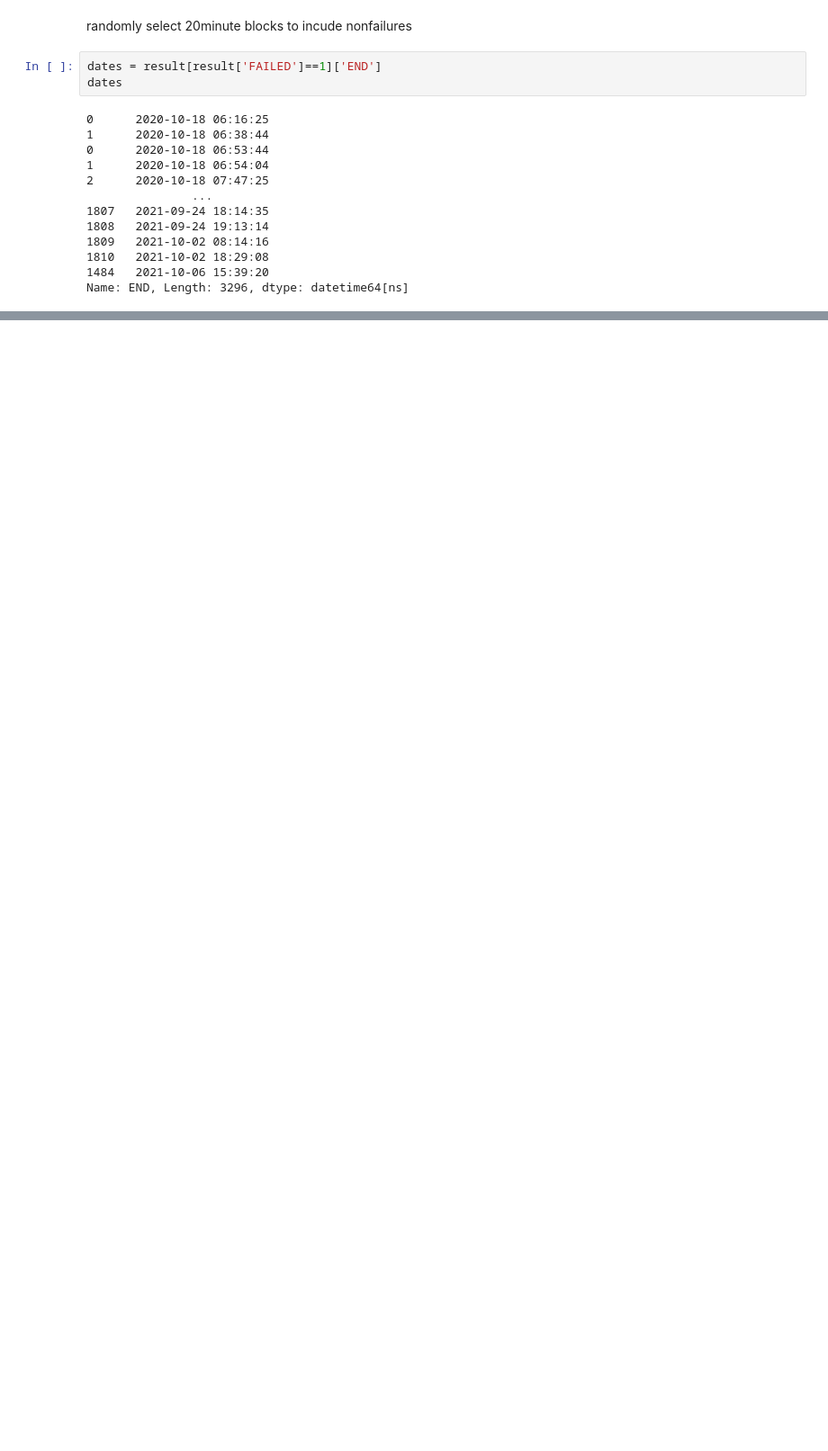
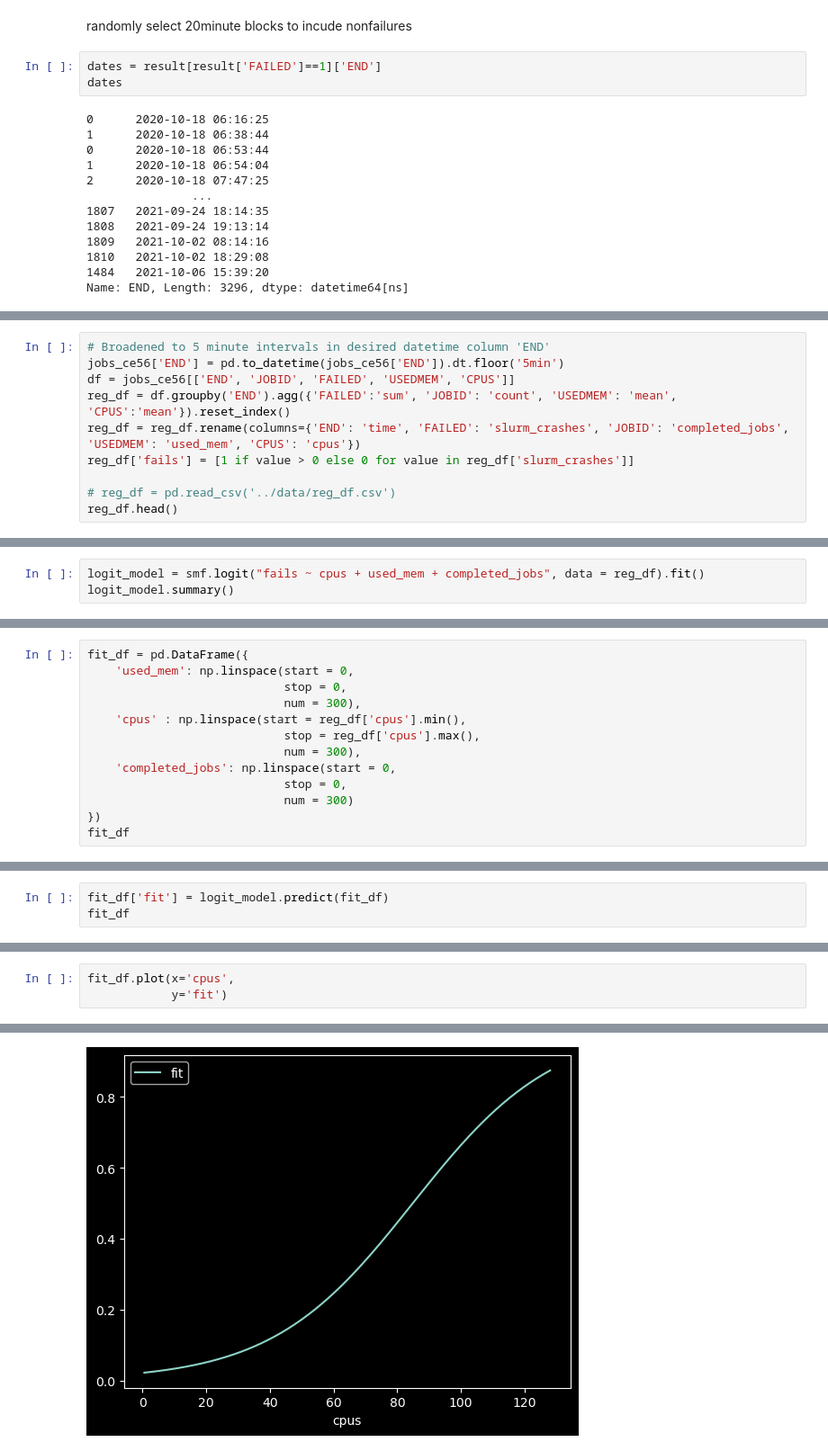
Before and after one commit to nss-data-science-cohort-8/nss-data-science-cohort-8-classroom-accre-accre, a Jupyter notebook: notebooks/andrew_branch_head.ipynb, the cells around one changed output, grey strips where cells are left out. Shown at 90% size. Saved outputs shown, nothing was run; the diff lists cells and outputs as text; blank space fills up the shorter version.

Commit message:
logistic regression model created, visualizations need more

```diff
--- a/notebooks/andrew_branch_head.ipynb
+++ b/notebooks/andrew_branch_head.ipynb
@@ -481,0 +473,10 @@ ValueError: Length mismatch: Expected 3297 rows, received array of length 3296
+# %%
+# Broadened to 5 minute intervals in desired datetime column 'END'
+jobs_ce56['END'] = pd.to_datetime(jobs_ce56['END']).dt.floor('5min')
+df = jobs_ce56[['END', 'JOBID', 'FAILED', 'USEDMEM', 'CPUS']]
+reg_df = df.groupby('END').agg({'FAILED':'sum', 'JOBID': 'count', 'USEDMEM': 'mean', 'CPUS':'mean'}).reset_index()
+reg_df = reg_df.rename(columns={'END': 'time', 'FAILED': 'slurm_crashes', 'JOBID': 'completed_jobs', 'USEDMEM': 'used_mem', 'CPUS': 'cpus'})
+reg_df['fails'] = [1 if value > 0 else 0 for value in reg_df['slurm_crashes']]
+
+# reg_df = pd.read_csv('../data/reg_df.csv')
+reg_df.head()
@@ -481,0 +518,3 @@ ValueError: Length mismatch: Expected 3297 rows, received array of length 3296
+# %%
+logit_model = smf.logit("fails ~ cpus + used_mem + completed_jobs", data = reg_df).fit()
+logit_model.summary()
@@ -481,0 +538,13 @@ ValueError: Length mismatch: Expected 3297 rows, received array of length 3296
+# %%
+fit_df = pd.DataFrame({
+    'used_mem': np.linspace(start = 0,
+                            stop = 0,
+                            num = 300),
+    'cpus' : np.linspace(start = reg_df['cpus'].min(),
+                            stop = reg_df['cpus'].max(),
+                            num = 300),
+    'completed_jobs': np.linspace(start = 0,
+                            stop = 0,
+                            num = 300)
+})
+fit_df
@@ -481,0 +565,3 @@ ValueError: Length mismatch: Expected 3297 rows, received array of length 3296
+# %%
+fit_df['fit'] = logit_model.predict(fit_df)
+fit_df
@@ -481,0 +602,4 @@ ValueError: Length mismatch: Expected 3297 rows, received array of length 3296
+# %%
+fit_df.plot(x='cpus',
+            y='fit')
+# %% [output]
@@ -481,0 +607 @@ ValueError: Length mismatch: Expected 3297 rows, received array of length 3296
+[figure, added]
```
Also changed, not shown: parts of 17 cells of this notebook.
